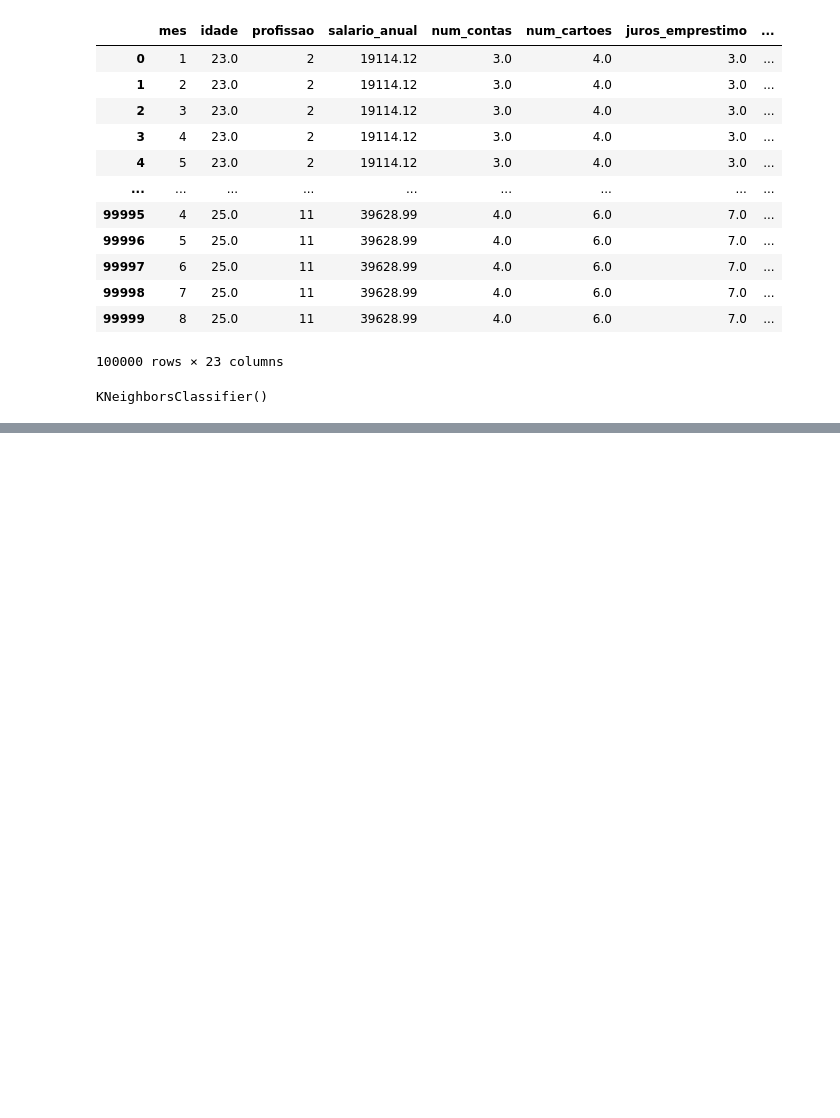
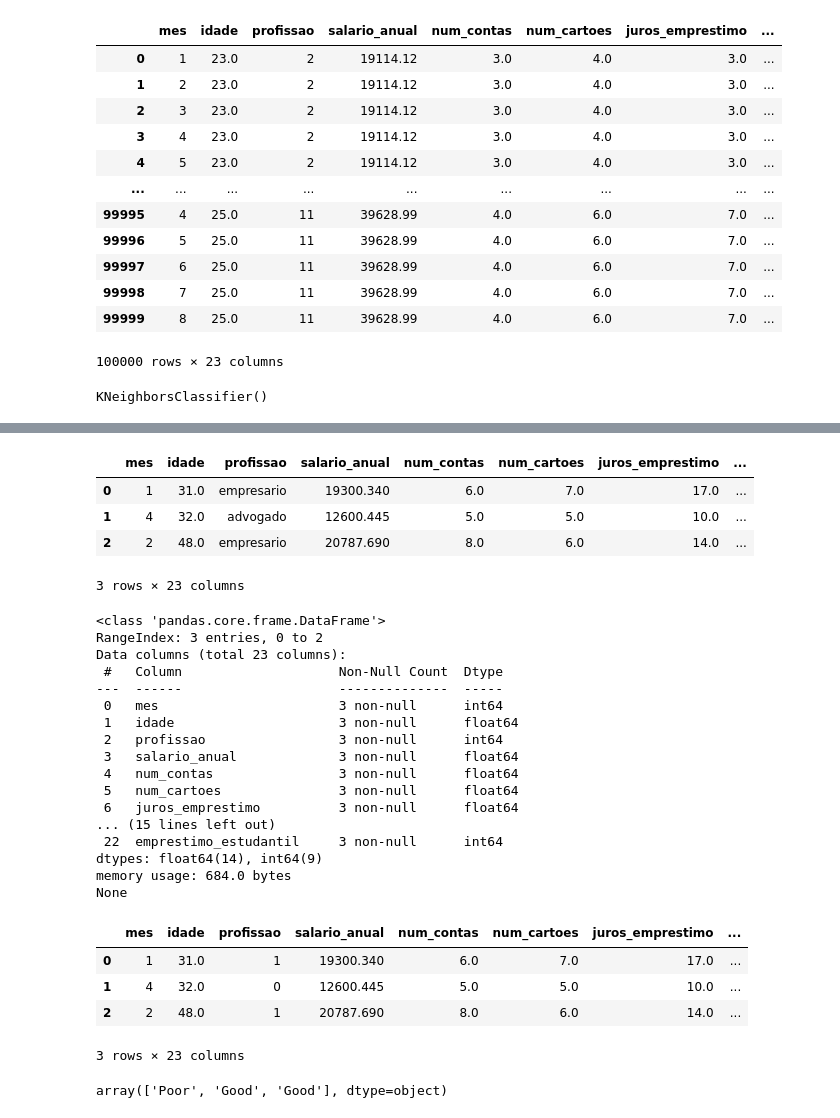
Before and after one commit to juliamambrozio/Jornada_Python, a Jupyter notebook: Projeto_IA/inicial.ipynb, the cells around one changed output, grey strips where cells are left out. Saved outputs shown, nothing was run; the diff lists cells and outputs as text; code cells hidden in the pictures; blank space fills up the shorter version.

```diff
--- a/Projeto_IA/inicial.ipynb
+++ b/Projeto_IA/inicial.ipynb
@@ -158,0 +158,44 @@ display(accuracy_score(y_teste, previsao_knn)) # 74%
+# %%
+# Usar modelo para fazer previsões
+# Importar novos clientes
+tabela2 = pandas.read_csv("novos_clientes.csv")
+display(tabela2)
+# Transformar valores dos dados
+tabela2["profissao"] = codificador.fit_transform(tabela2["profissao"]) # o valor será substituído pela transformação
+tabela2["mix_credito"] = codificador.fit_transform(tabela2["mix_credito"])
+tabela2["comportamento_pagamento"] = codificador.fit_transform(tabela2["comportamento_pagamento"])
+print(tabela2.info())
+
+# Fazer previsões (usando árvore de decisão)
+previsao = modelo_arvoredecisao.predict(tabela2) # passando a tabela toda para prever
+display(tabela2)
+display(previsao)
+# %% [output]
+|  | mes | idade | profissao | salario_anual | num_contas | num_cartoes | juros_emprestimo | ... |
+| 0 | 1 | 31.0 | empresario | 19300.340 | 6.0 | 7.0 | 17.0 | ... |
+| 1 | 4 | 32.0 | advogado | 12600.445 | 5.0 | 5.0 | 10.0 | ... |
+| 2 | 2 | 48.0 | empresario | 20787.690 | 8.0 | 6.0 | 14.0 | ... |
+3 rows × 23 columns
+<class 'pandas.core.frame.DataFrame'>
+RangeIndex: 3 entries, 0 to 2
+Data columns (total 23 columns):
+ #   Column                    Non-Null Count  Dtype
+---  ------                    --------------  -----
+ 0   mes                       3 non-null      int64
+ 1   idade                     3 non-null      float64
+ 2   profissao                 3 non-null      int64
+ 3   salario_anual             3 non-null      float64
+ 4   num_contas                3 non-null      float64
+ 5   num_cartoes               3 non-null      float64
+ 6   juros_emprestimo          3 non-null      float64
+... (15 lines left out)
+ 22  emprestimo_estudantil     3 non-null      int64
+dtypes: float64(14), int64(9)
+memory usage: 684.0 bytes
+None
+|  | mes | idade | profissao | salario_anual | num_contas | num_cartoes | juros_emprestimo | ... |
+| 0 | 1 | 31.0 | 1 | 19300.340 | 6.0 | 7.0 | 17.0 | ... |
+| 1 | 4 | 32.0 | 0 | 12600.445 | 5.0 | 5.0 | 10.0 | ... |
+| 2 | 2 | 48.0 | 1 | 20787.690 | 8.0 | 6.0 | 14.0 | ... |
+3 rows × 23 columns
+array(['Poor', 'Good', 'Good'], dtype=object)
```
Also changed, not shown: parts of 2 cells of this notebook, 1 other file.
